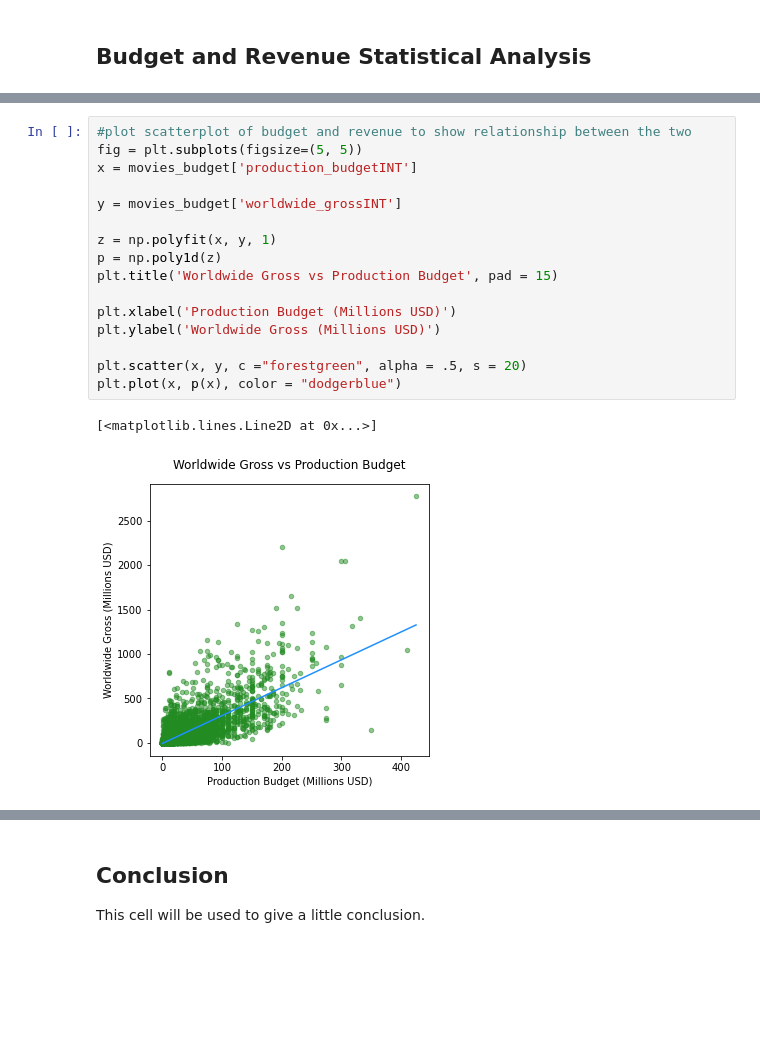
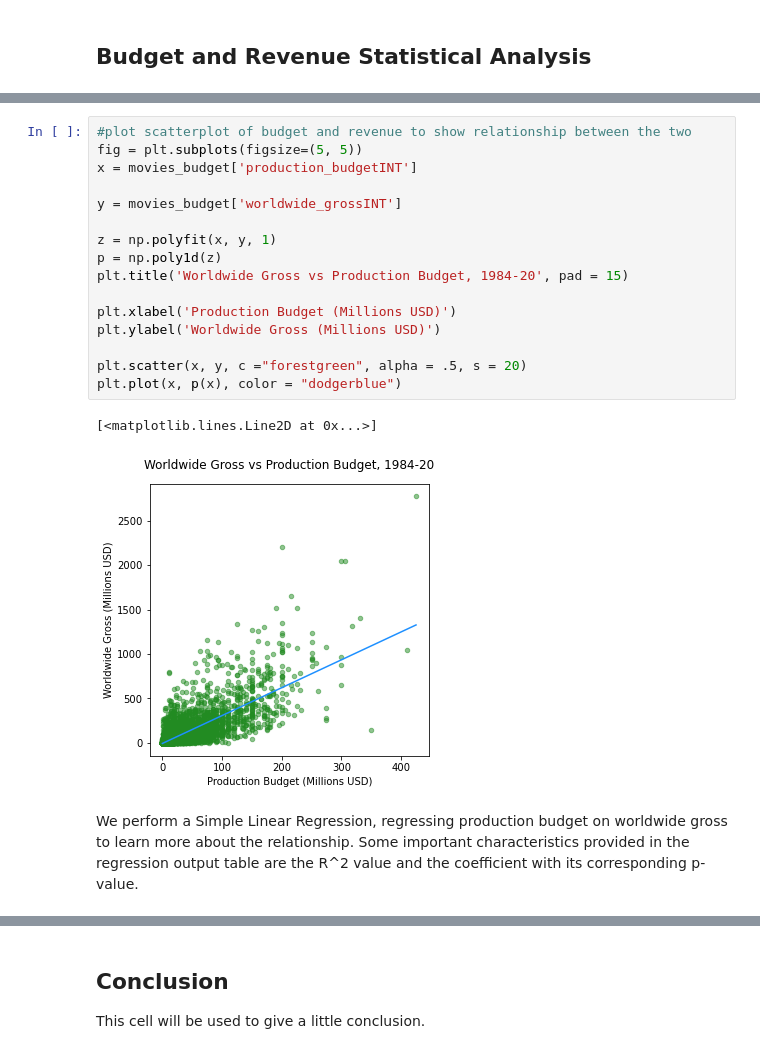
Before and after one commit to tramsay-deloitte/Dollywood, a Jupyter notebook: Final Notebook - AI Academy Capstone.ipynb, the cells around one changed output, grey strips where cells are left out. Cells and saved outputs as stored; diff of their text form; blank space fills up the shorter version.

Commit message:
adding budgetrevenue to final notebook

```diff
--- a/Final Notebook - AI Academy Capstone.ipynb
+++ b/Final Notebook - AI Academy Capstone.ipynb
@@ -116,19 +168,21 @@ Below we plot a scatter of Budget
 # %%
 #plot scatterplot of budget and revenue to show relationship between the two
 fig = plt.subplots(figsize=(5, 5))
 x = movies_budget['production_budgetINT']
 
 y = movies_budget['worldwide_grossINT']
 
 z = np.polyfit(x, y, 1)
 p = np.poly1d(z)
-plt.title('Worldwide Gross vs Production Budget', pad = 15)
+plt.title('Worldwide Gross vs Production Budget, 1984-20', pad = 15)
 
 plt.xlabel('Production Budget (Millions USD)')
 plt.ylabel('Worldwide Gross (Millions USD)')
 
 plt.scatter(x, y, c ="forestgreen", alpha = .5, s = 20)
 plt.plot(x, p(x), color = "dodgerblue")
 # %% [output]
 [<matplotlib.lines.Line2D at 0x...>]
-[figure, old version]
+[figure, new version]
+# %% [markdown]
+We perform a Simple Linear Regression, regressing production budget on worldwide gross to learn more about the relationship. Some important characteristics provided in the regression output table are the R^2 value and the coefficient with its corresponding p-value.
```
Also changed, not shown: parts of 22 cells of this notebook.
